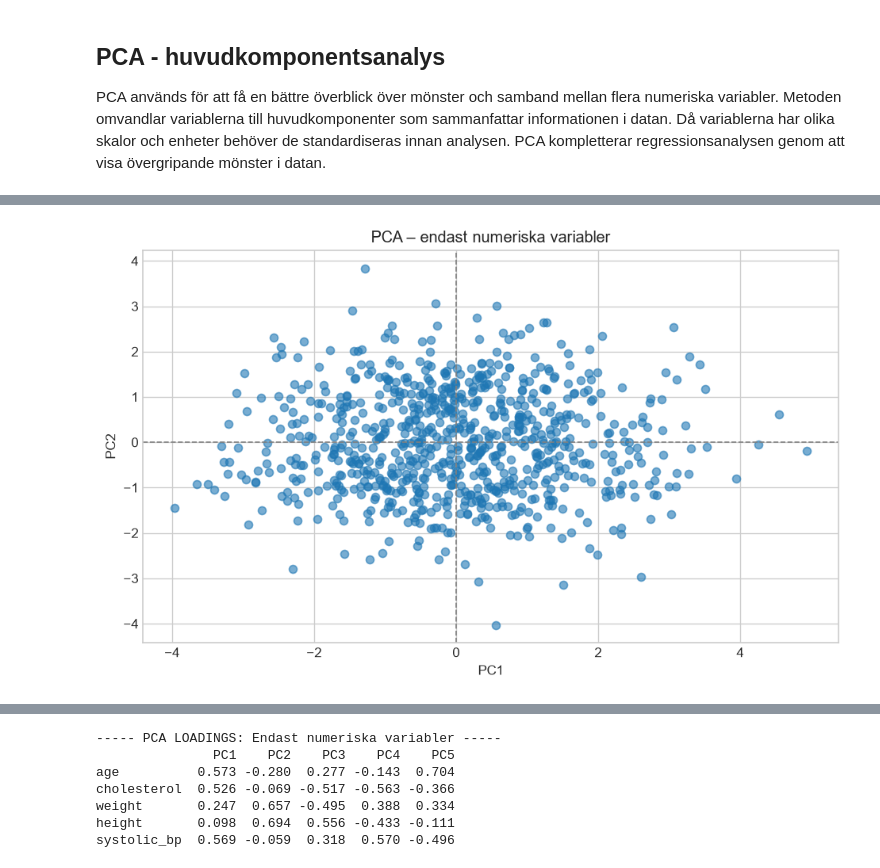
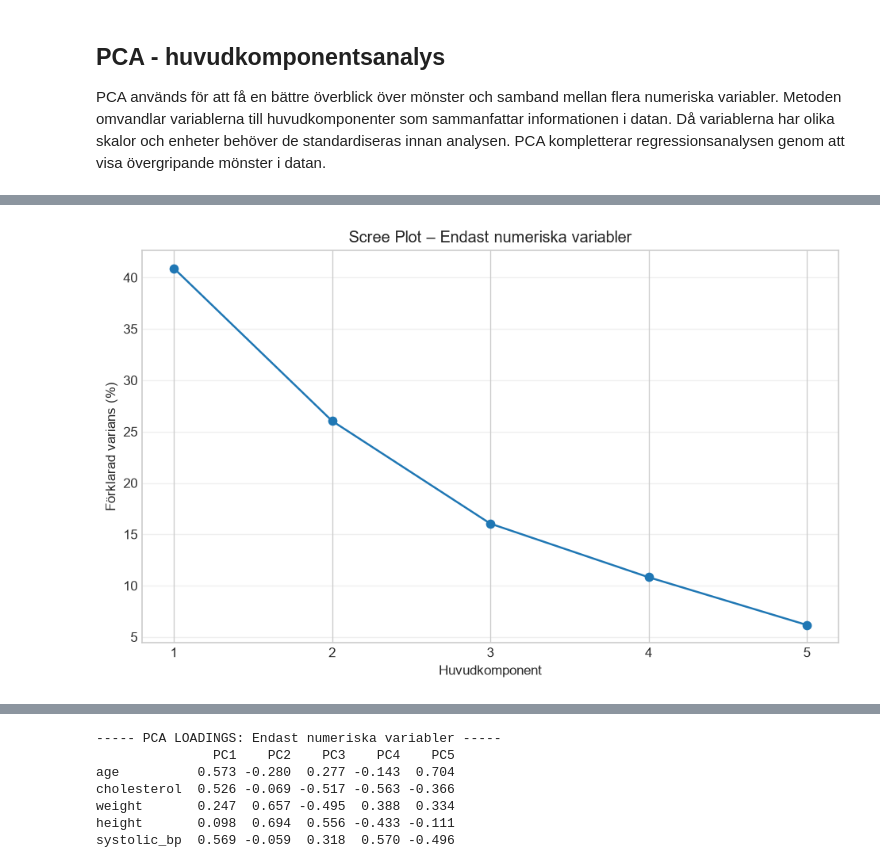
Before and after one commit to kape-code/health-study, a Jupyter notebook: report.ipynb, the cells around one changed output, grey strips where cells are left out. Drawn from its saved outputs; the diff is of its cells as text; code cells hidden in the pictures.

Commit message:
Update plots, show results

```diff
--- a/report.ipynb
+++ b/report.ipynb
@@ -408,8 +408,10 @@ class HealthVisualizer:
         ax.set_title(title)
         ax.set_xlabel(xlabel)
         ax.set_ylabel(ylabel)
-        ax.grid(grid, axis=grid_axis, alpha=0.3)
-
+        if grid:
+            ax.grid(True, axis=grid_axis, alpha=0.3)
+        else:
+            ax.grid(False)
         return ax
 
     # --------------------------------
@@ -1262,12 +1298,15 @@ Begränsningar
 ## PCA - huvudkomponentsanalys
 PCA används för att få en bättre överblick över mönster och samband mellan flera numeriska variabler. Metoden omvandlar variablerna till huvudkomponenter som sammanfattar informationen i datan. Då variablerna har olika skalor och enheter behöver de standardiseras innan analysen. PCA kompletterar regressionsanalysen genom att visa övergripande mönster i datan.
 # %%
-def calc_pca(df, features, titel):
+def calc_pca(df_c, feat):
     """
     Implements PCA analysis on a dataframe
     """
-    # Välj variabler och ta bort saknade värden
-    X = df[features].dropna()
+    # Standardiserar variablerna.
+    # Genomför PCA och skriver ut förklarad varians.
+    # Välj variabler
+
+    X = df_c[feat].dropna()       # Tar bort observationer med saknade värden
 
     # Standardisera variablerna
     scaler = StandardScaler()
@@ -1276,26 +1315,60 @@ def calc_pca(df, features, titel):
     # Utför PCA
     pca = PCA()
     X_pca = pca.fit_transform(X_scaled)
+    return pca, X_pca, X.index
 
-    # Skriv ut förklarad varians
-    print("Förklarad varians:")
-    for i, variance in enumerate(pca.explained_variance_ratio_):
-        print(f"PC{i+1}: {variance * 100:.1f}%")
+# Scree Plot and Cumulative Explained Variance
+def plot_variance(pca, titel):
+    """
+    Plots the explained variance and cumulative explained variance.
+    """
 
-    # Rita PCA-diagram
-    plt.figure()
-    plt.axhline(y=0, color="gray", linestyle="--", linewidth=1)
-    plt.axvline(x=0, color="gray", linestyle="--", linewidth=1)
-    plt.scatter(X_pca[:, 0], X_pca[:, 1], alpha=0.6)
+    explained_var = pca.explained_variance_ratio_ * 100
+    cumulative_variance = np.cumsum(explained_var)
 
-    plt.xlabel("PC1")
-    plt.ylabel("PC2")
-    plt.title(titel)
-    plt.grid(True)
+    components = range(1, len(explained_var) + 1)
+
+    # Skapar två diagram under varandra
+
+    # Diagram 1: Scree Plot
+    fig, ax = plt.subplots()
+
+    visualizer.lineplot(
+        ax=ax,
+        x=components,
+        y=explained_var,
+        title=f"Scree Plot – {titel}",
+        xlabel="Huvudkomponent",
+        ylabel="Förklarad varians (%)",
+        grid=True,
+        xticks=components
+    )
     plt.tight_layout()
     plt.show()
+    # Diagram 2: Kumulativ förklarad varians
+    fig, ax = plt.subplots()
 
-    return pca, X_pca, X.index
+    visualizer.lineplot(
+        ax=ax,
+        x=components,
+        y=cumulative_variance,
+        title=f"Kumulativ förklarad varians – {titel}",
+        xlabel="Antal huvudkomponenter",
+        ylabel="Kumulativ förklarad varians (%)",
+        grid=True,
+        xticks=components
+    )
+
+    # Referenslinje vid 80 %
+    ax.axhline(
+        y=80,
+        color="gray",
+        linestyle="--",
+        label="80 %"
+    )
+
+    plt.tight_layout()
+    plt.show()
 
 
 # Skapar en kopia av originaldatasetet
@@ -1318,10 +1391,10 @@ features_numeric = [
 ]
 
 pca_numeric, X_pca_numeric, index_numeric = calc_pca(
-    df_pca, features_numeric,
-    "PCA – endast numeriska variabler"
+    df_pca, features_numeric
 )
-
-print("Numeriska variabler:")
-print(f"PC1 + PC2 + PC3 förklarar {pca_numeric.explained_variance_ratio_[:3].sum() * 100:.1f}% av den totala variansen.")
+plot_variance(
+    pca_numeric,
+    "Endast numeriska variabler"
+)
 # %% [output]
@@ -1334 +1401 @@ PC5: 6.2%
-[figure, old version]
+[figure, new version]
```
Also changed, not shown: parts of 30 cells of this notebook.
